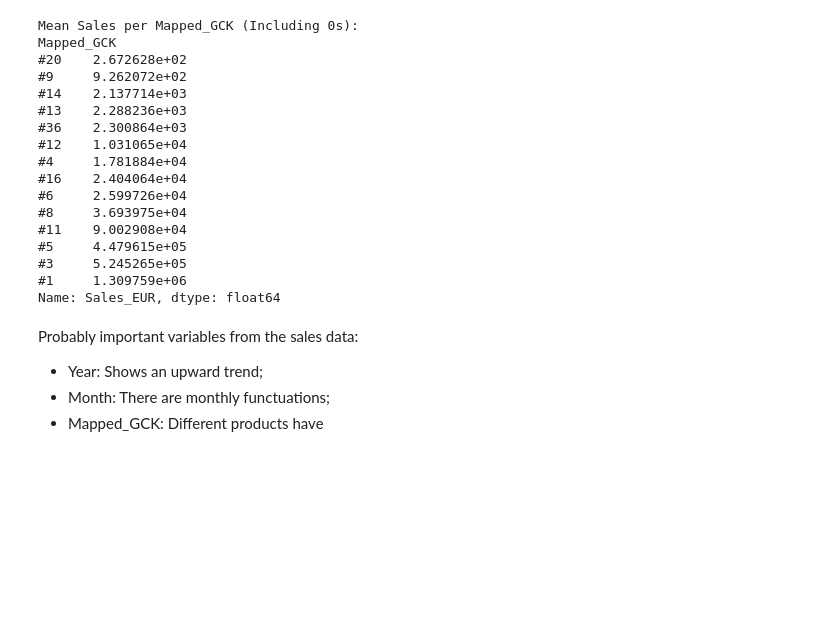
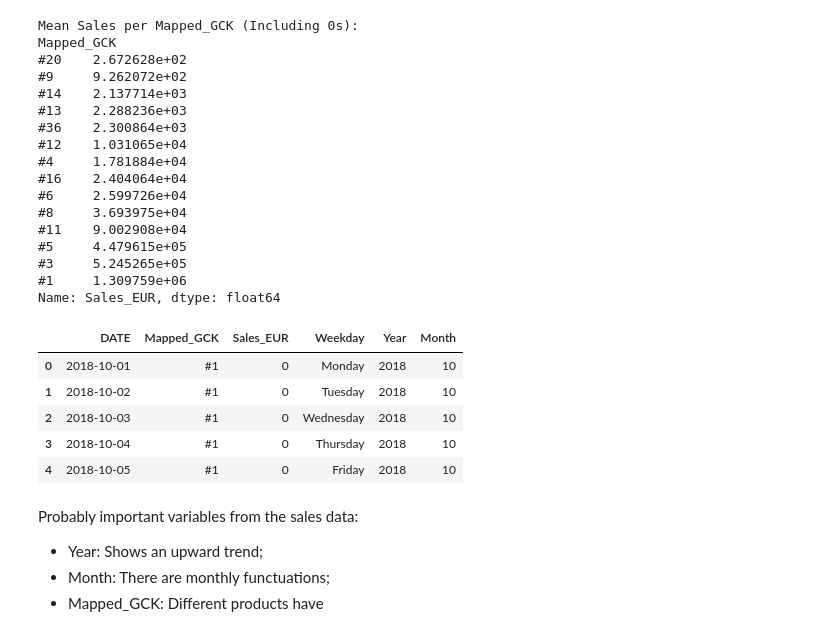
Before and after one commit to gugaaa1904/BC, a Jupyter notebook: Case 2.ipynb, the cells around one changed output. Cells and saved outputs as stored; diff of their text form; code cells hidden in the pictures; blank space fills up the shorter version.

```diff
--- a/Case 2.ipynb
+++ b/Case 2.ipynb
@@ -247,6 +266,15 @@ Mapped_GCK
 #3     5.245265e+05
 #1     1.309759e+06
 Name: Sales_EUR, dtype: float64
+# %%
+sales_data.head(5)
+# %% [output]
+|  | DATE | Mapped_GCK | Sales_EUR | Weekday | Year | Month |
+| 0 | 2018-10-01 | #1 | 0 | Monday | 2018 | 10 |
+| 1 | 2018-10-02 | #1 | 0 | Tuesday | 2018 | 10 |
+| 2 | 2018-10-03 | #1 | 0 | Wednesday | 2018 | 10 |
+| 3 | 2018-10-04 | #1 | 0 | Thursday | 2018 | 10 |
+| 4 | 2018-10-05 | #1 | 0 | Friday | 2018 | 10 |
 # %% [markdown]
 Probably important variables from the sales data:
 
```
Also changed, not shown: parts of 18 cells of this notebook.
